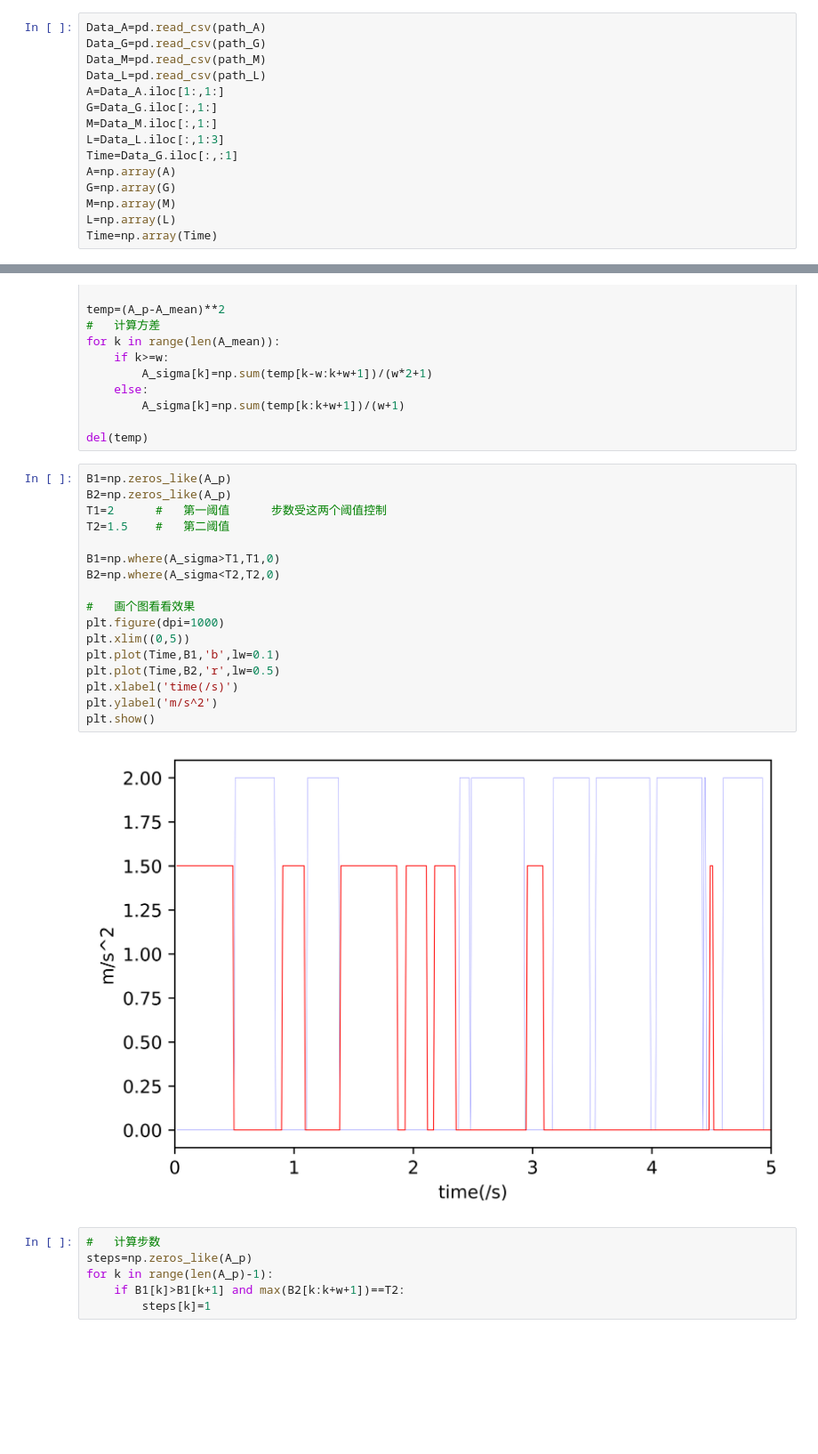
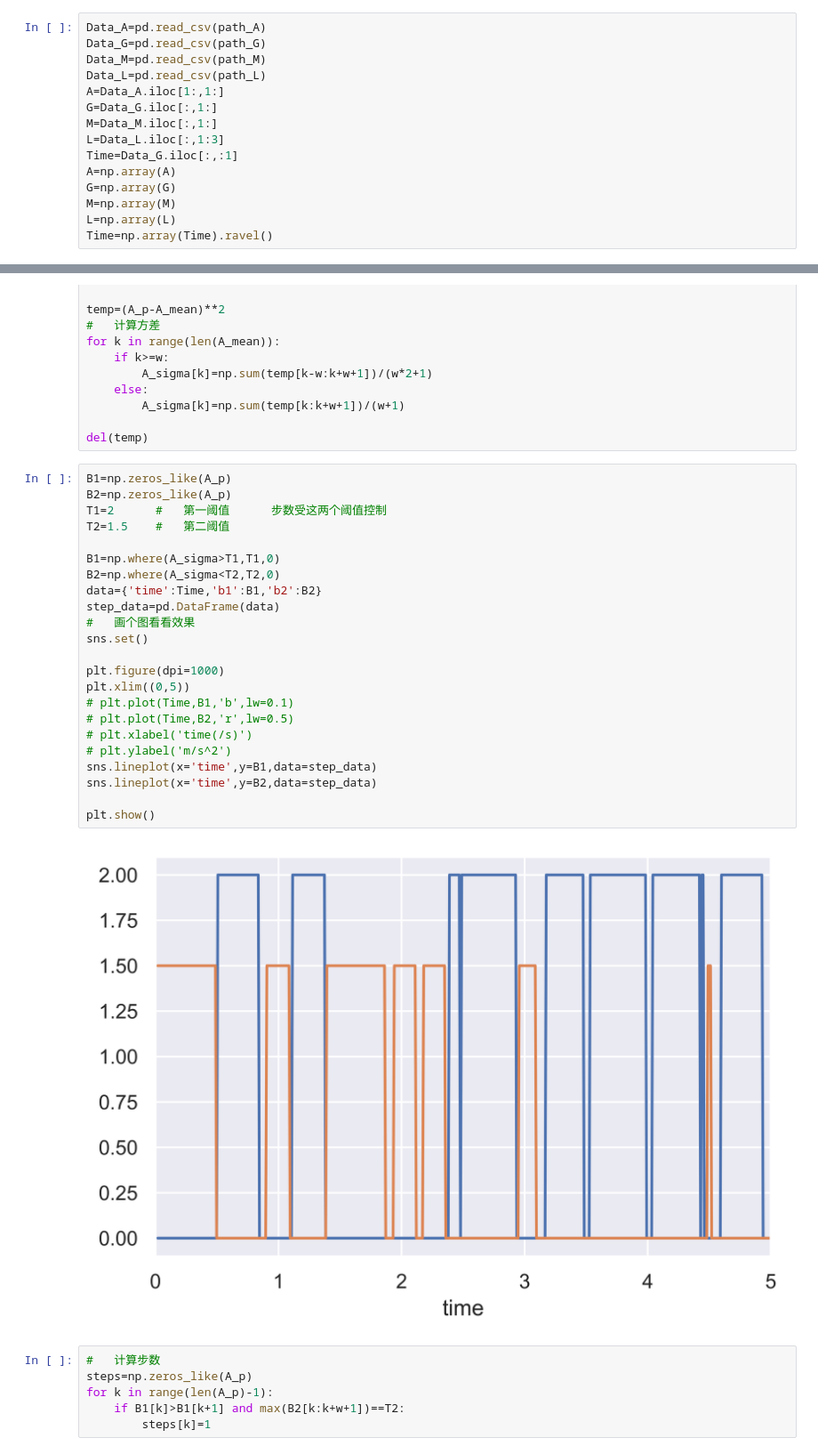
Before and after one commit to hapesc/Karman-Filter, a Jupyter notebook: 2021-12-26(INS 100Hz)/ex2.ipynb, the cells around one changed output, grey strips where cells are left out. Shown: that part at 89% size. Saved outputs shown, nothing was run; the diff lists cells and outputs as text; blank space fills up the shorter version.

```diff
--- a/2021-12-26(INS 100Hz)/ex2.ipynb
+++ b/2021-12-26(INS 100Hz)/ex2.ipynb
@@ -23,7 +24,7 @@ A=np.array(A)
 G=np.array(G)
 M=np.array(M)
 L=np.array(L)
-Time=np.array(Time)
+Time=np.array(Time).ravel()
 # %%
 #   step1  检测步数
 
@@ -53,22 +54,28 @@ del(temp)
 # %%
 B1=np.zeros_like(A_p)
 B2=np.zeros_like(A_p)
 T1=2      #   第一阈值      步数受这两个阈值控制
 T2=1.5    #   第二阈值
 
 B1=np.where(A_sigma>T1,T1,0)
 B2=np.where(A_sigma<T2,T2,0)
+data={'time':Time,'b1':B1,'b2':B2}
+step_data=pd.DataFrame(data)
+#   画个图看看效果
+sns.set()
 
-#   画个图看看效果
 plt.figure(dpi=1000)
 plt.xlim((0,5))
-plt.plot(Time,B1,'b',lw=0.1)
-plt.plot(Time,B2,'r',lw=0.5)
-plt.xlabel('time(/s)')
-plt.ylabel('m/s^2')
+# plt.plot(Time,B1,'b',lw=0.1)
+# plt.plot(Time,B2,'r',lw=0.5)
+# plt.xlabel('time(/s)')
+# plt.ylabel('m/s^2')
+sns.lineplot(x='time',y=B1,data=step_data)
+sns.lineplot(x='time',y=B2,data=step_data)
+
 plt.show()
 # %% [output]
-[figure, old version]
+[figure, new version]
 # %%
 #   计算步数
 steps=np.zeros_like(A_p)
```
Also changed, not shown: parts of 1 cell of this notebook.
